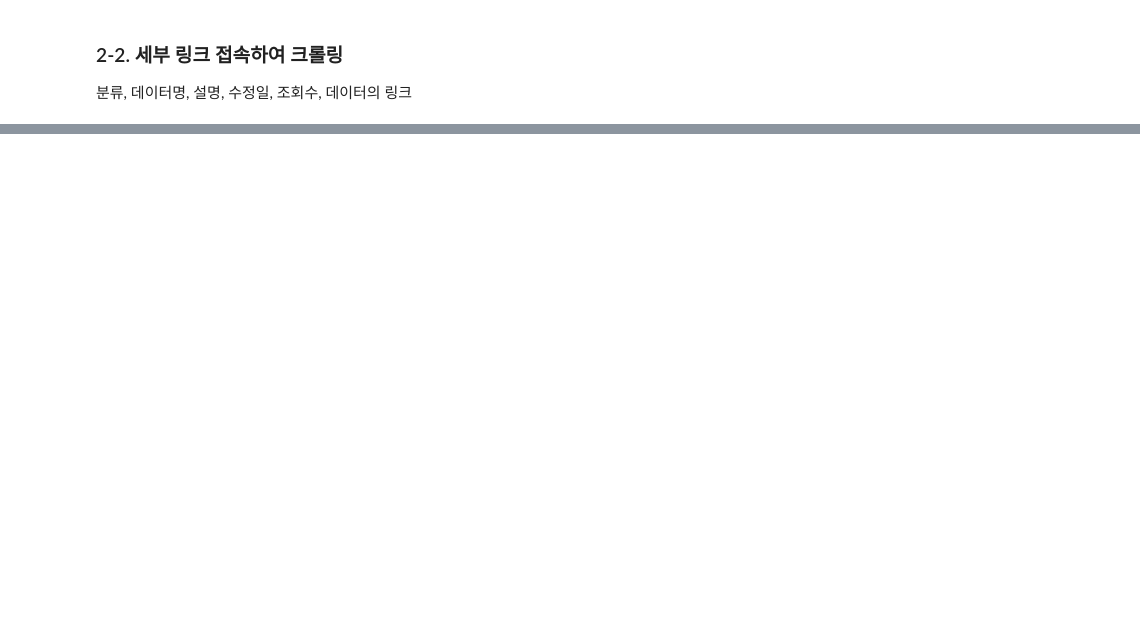
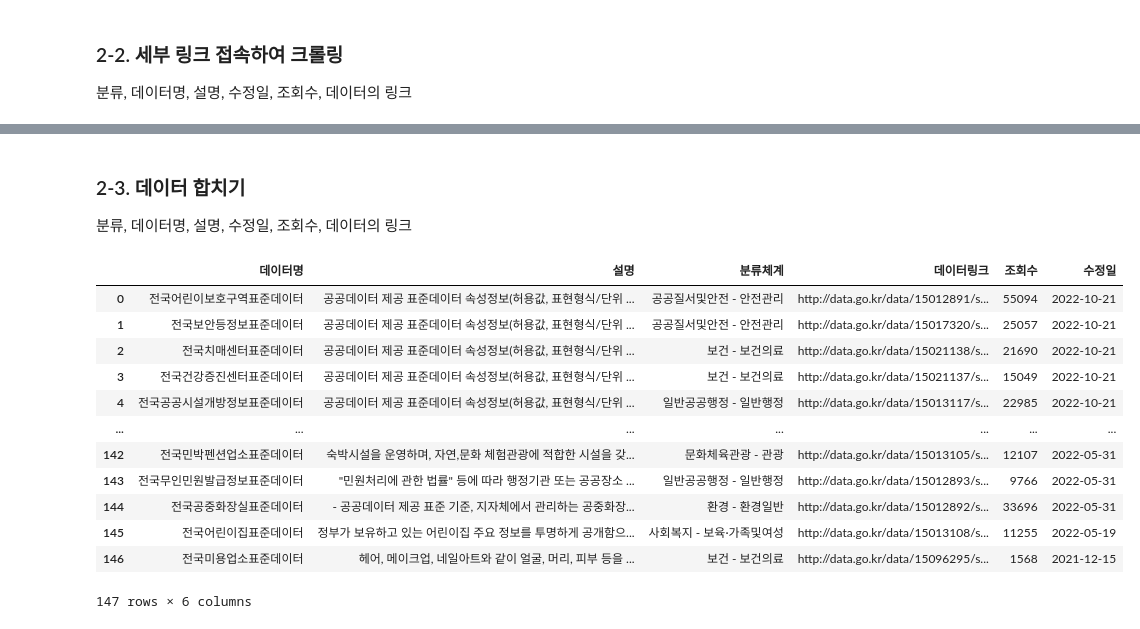
Before and after one commit to An-JIeun/portfolio, a Jupyter notebook: 텍스트마이닝_수업/assignment1.ipynb, the cells around one changed output, grey strips where cells are left out. Saved outputs shown, nothing was run; the diff lists cells and outputs as text; code cells hidden in the pictures; blank space fills up the shorter version.

```diff
--- a/텍스트마이닝_수업/assignment1.ipynb
+++ b/텍스트마이닝_수업/assignment1.ipynb
@@ -78,9 +76,26 @@ import time
 # %%
 url2 = "https://www.data.go.kr/tcs/dss/selectDataSetList.do?dType=STD&keyword=&detailKeyword=&publicDataPk=&recmSe=&detailText=&relatedKeyword=&commaNotInData=&commaAndData=&commaOrData=&must_not=&tabId=&dataSetCoreTf=&coreDataNm=&sort=updtDt&relRadio=&orgFullName=&orgFilter=&org=&orgSearch=&currentPage=%s&perPage=10&brm=&instt=&svcType=&kwrdArray=&extsn=&coreDataNmArray=&pblonsipScopeCode="
+links= pd.DataFrame(columns = ['데이터링크','조회수','수정일'])
 acc_links = []
-for i in range(1,16,1):
+views = []
+for i in tqdm(range(1,16,1)):
     html = requests.get(url2%str(i)).text
     soup = BeautifulSoup(html, 'html.parser')
-    soup = soup.find('div','result-list')
-    href = soup.a['href']
-    acc_links.append('data.go.kr'+ href)
+    li = soup.find('div','result-list').find_all('li')
+    for k in range(len(li)):
+        acc = li[k].a['href']
+        acc = 'http://data.go.kr' + acc
+        acc_links.append(acc)
+
+        view = li[k].find_all('span','data')
+        view = view[1]
+        view = re.sub('(<([^>]+)>)','', str(view))
+        view = view.strip()
+
+        date = li[k].find_all('span','data')
+        date = date[0]
+        date = re.sub('(<([^>]+)>)','', str(date))
+        date = date.strip()
+
+
+        links = links.append({'데이터링크':acc, '조회수':view, '수정일':date}, ignore_index = True)
@@ -105,12 +118,3 @@ acc_links
 # %% [markdown]
 ### 2-2. 세부 링크 접속하여 크롤링
 분류, 데이터명, 설명, 수정일, 조회수, 데이터의 링크
-# %%
-meta = pd.DataFrame(columns = ['분류','데이터명','설명',
-'수정일','조회수','데이터링크'])
-
-for i in range(len(acc_links)):
-    url = acc_links[i]
-    html = requests.get(url)
-    soup = BeautifulSoup(html, 'html.parser')
-    title = soup.p['tit standard-data-title']
@@ -116,0 +198,21 @@ for i in range(len(acc_links)):
+# %% [markdown]
+### 2-3. 데이터 합치기
+분류, 데이터명, 설명, 수정일, 조회수, 데이터의 링크
+# %%
+public_std_meta = pd.concat([conts,datas,links], axis=1)
+# %%
+public_std_meta
+# %% [output]
+|  | 데이터명 | 설명 | 분류체계 | 데이터링크 | 조회수 | 수정일 |
+| 0 | 전국어린이보호구역표준데이터 | 공공데이터 제공 표준데이터 속성정보(허용값, 표현형식/단위 ... | 공공질서및안전 - 안전관리 | http://data.go.kr/data/15012891/s... | 55094 | 2022-10-21 |
+| 1 | 전국보안등정보표준데이터 | 공공데이터 제공 표준데이터 속성정보(허용값, 표현형식/단위 ... | 공공질서및안전 - 안전관리 | http://data.go.kr/data/15017320/s... | 25057 | 2022-10-21 |
+| 2 | 전국치매센터표준데이터 | 공공데이터 제공 표준데이터 속성정보(허용값, 표현형식/단위 ... | 보건 - 보건의료 | http://data.go.kr/data/15021138/s... | 21690 | 2022-10-21 |
+| 3 | 전국건강증진센터표준데이터 | 공공데이터 제공 표준데이터 속성정보(허용값, 표현형식/단위 ... | 보건 - 보건의료 | http://data.go.kr/data/15021137/s... | 15049 | 2022-10-21 |
+| 4 | 전국공공시설개방정보표준데이터 | 공공데이터 제공 표준데이터 속성정보(허용값, 표현형식/단위 ... | 일반공공행정 - 일반행정 | http://data.go.kr/data/15013117/s... | 22985 | 2022-10-21 |
+| ... | ... | ... | ... | ... | ... | ... |
+| 142 | 전국민박펜션업소표준데이터 | 숙박시설을 운영하며, 자연,문화 체험관광에 적합한 시설을 갖... | 문화체육관광 - 관광 | http://data.go.kr/data/15013105/s... | 12107 | 2022-05-31 |
+| 143 | 전국무인민원발급정보표준데이터 | "민원처리에 관한 법률" 등에 따라 행정기관 또는 공공장소 ... | 일반공공행정 - 일반행정 | http://data.go.kr/data/15012893/s... | 9766 | 2022-05-31 |
+| 144 | 전국공중화장실표준데이터 | - 공공데이터 제공 표준 기준, 지자체에서 관리하는 공중화장... | 환경 - 환경일반 | http://data.go.kr/data/15012892/s... | 33696 | 2022-05-31 |
+| 145 | 전국어린이집표준데이터 | 정부가 보유하고 있는 어린이집 주요 정보를 투명하게 공개함으... | 사회복지 - 보육·가족및여성 | http://data.go.kr/data/15013108/s... | 11255 | 2022-05-19 |
+| 146 | 전국미용업소표준데이터 | 헤어, 메이크업, 네일아트와 같이 얼굴, 머리, 피부 등을 ... | 보건 - 보건의료 | http://data.go.kr/data/15096295/s... | 1568 | 2021-12-15 |
+147 rows × 6 columns
```
Also changed, not shown: parts of 9 cells of this notebook.
